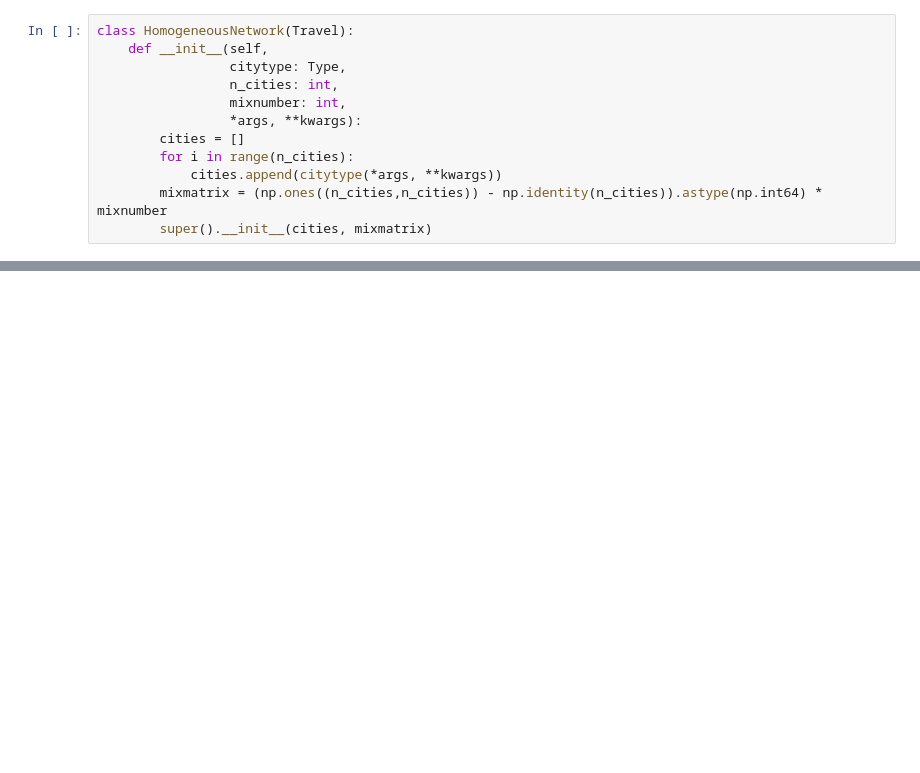
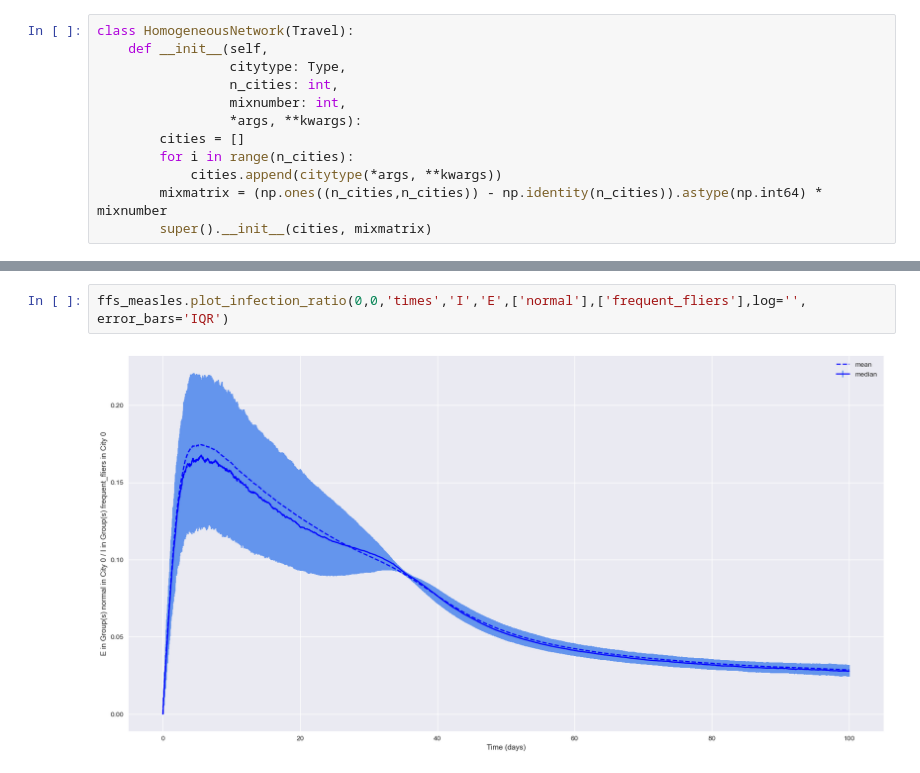
Before and after one commit to JakeMendel/NAO_Modelling, a Jupyter notebook: generic_model.ipynb, the cells around one changed output, grey strips where cells are left out. Drawn from its saved outputs; the diff is of its cells as text; blank space fills up the shorter version.

```diff
--- a/generic_model.ipynb
+++ b/generic_model.ipynb
@@ -1021,0 +1246,4 @@ basics.plot_avg_vals(which_city = -1, included_compartments="EI", against_total_
+# %%
+ffs_measles.plot_infection_ratio(0,0,'times','I','E',['normal'],['frequent_fliers'],log='', error_bars='IQR')
+# %% [output]
+[figure, added]
```
Also changed, not shown: parts of 28 cells of this notebook.
